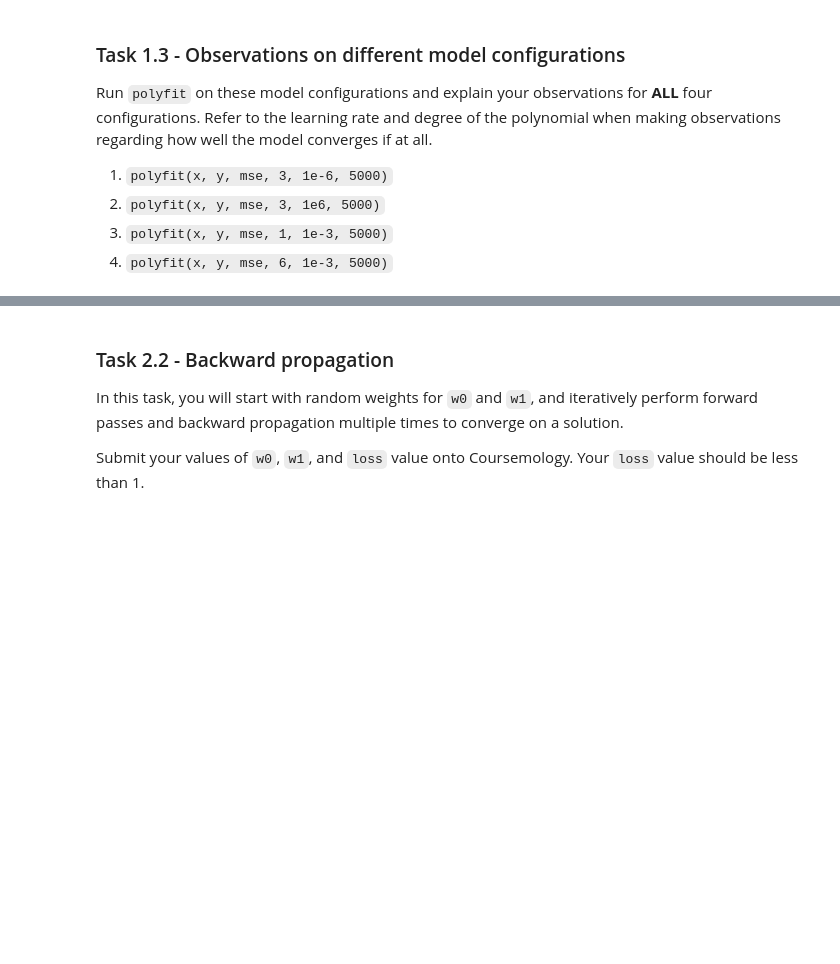
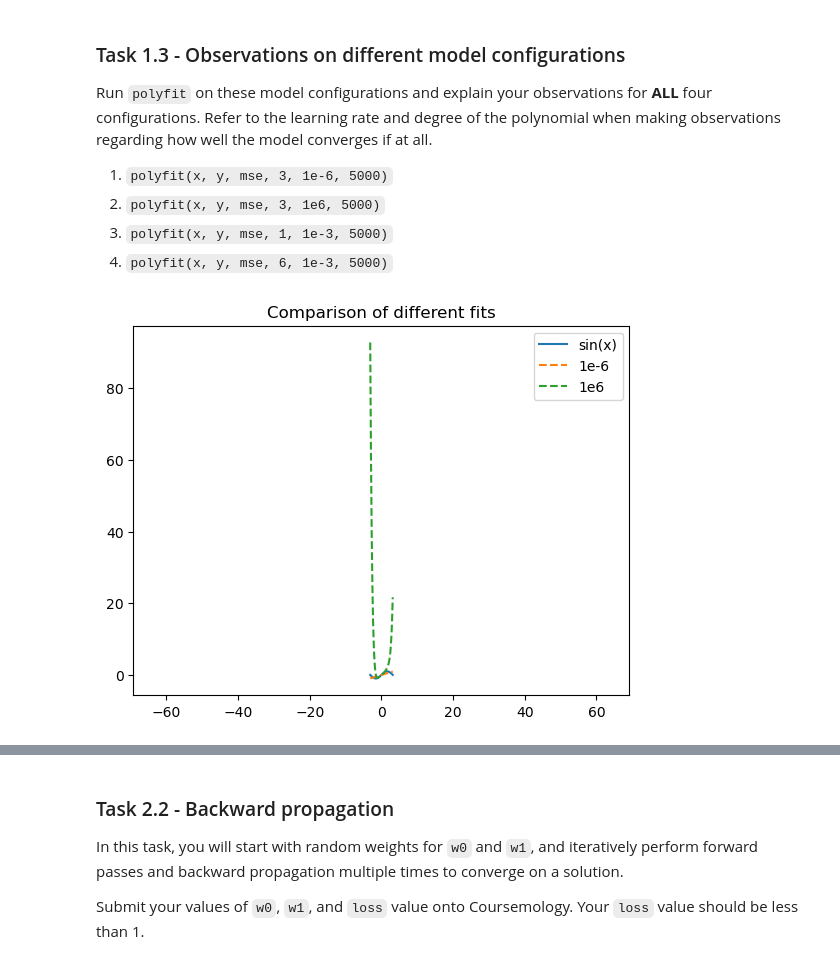
Before and after one commit to Ejento47/IntroToML, a Jupyter notebook: ps4/ps4.ipynb, the cells around one changed output, grey strips where cells are left out. Saved outputs shown, nothing was run; the diff lists cells and outputs as text; code cells hidden in the pictures; blank space fills up the shorter version.

```diff
--- a/ps4/ps4.ipynb
+++ b/ps4/ps4.ipynb
@@ -339,6 +388,29 @@ Run `polyfit` on these model configurations and explain your observations for <b
 4. `polyfit(x, y, mse, 6, 1e-3, 5000)`
 # %%
 # You may use this cell to run your observations
+#first figure
+x = torch.linspace(-math.pi, math.pi, 1000)
+# Original true values
+y = torch.sin(x)
+plt.plot(x, y, linestyle='solid', label='sin(x)')
+# MSE
+mse = lambda y_true, y_pred: torch.mean(torch.square(y_pred - y_true))
+a ,b = polyfit(x, y, mse, 1, 1e-3, 5000)
+y_pred_mse = a + b * x
+plt.plot(x, y_pred_mse.detach().numpy(), linestyle='dashed', label=f'1e-6')
+
+# MAE
+mae = lambda y_true, y_pred: torch.mean(torch.abs(y_pred - y_true))
+a, b, c, d,e,f,g = polyfit(x, y, mae, 6, 1e-3, 5000)
+y_pred_mae = a + b * x + c * x ** 2 + d * x ** 3 + e * x ** 4 + f * x ** 5 + g * x ** 6
+plt.plot(x, y_pred_mae.detach().numpy(), linestyle='dashed', label=f'1e6')
+
+plt.axis('equal')
+plt.title('Comparison of different fits')
+plt.legend()
+plt.show()
+# %% [output]
+[figure, added]
 # %% [markdown]
 ---
 # 2 Computing gradients for arbitrary graphs
```
Also changed, not shown: parts of 7 cells of this notebook.
